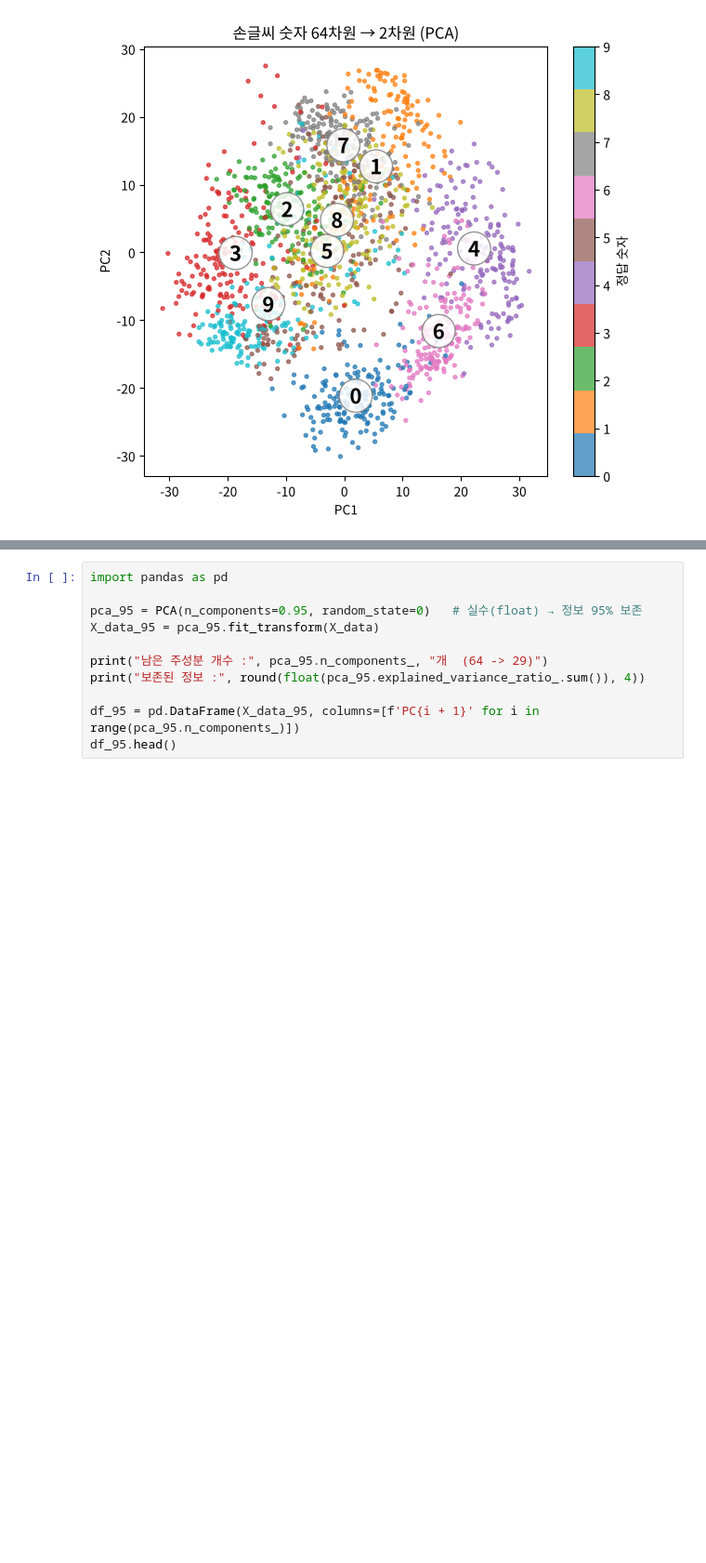
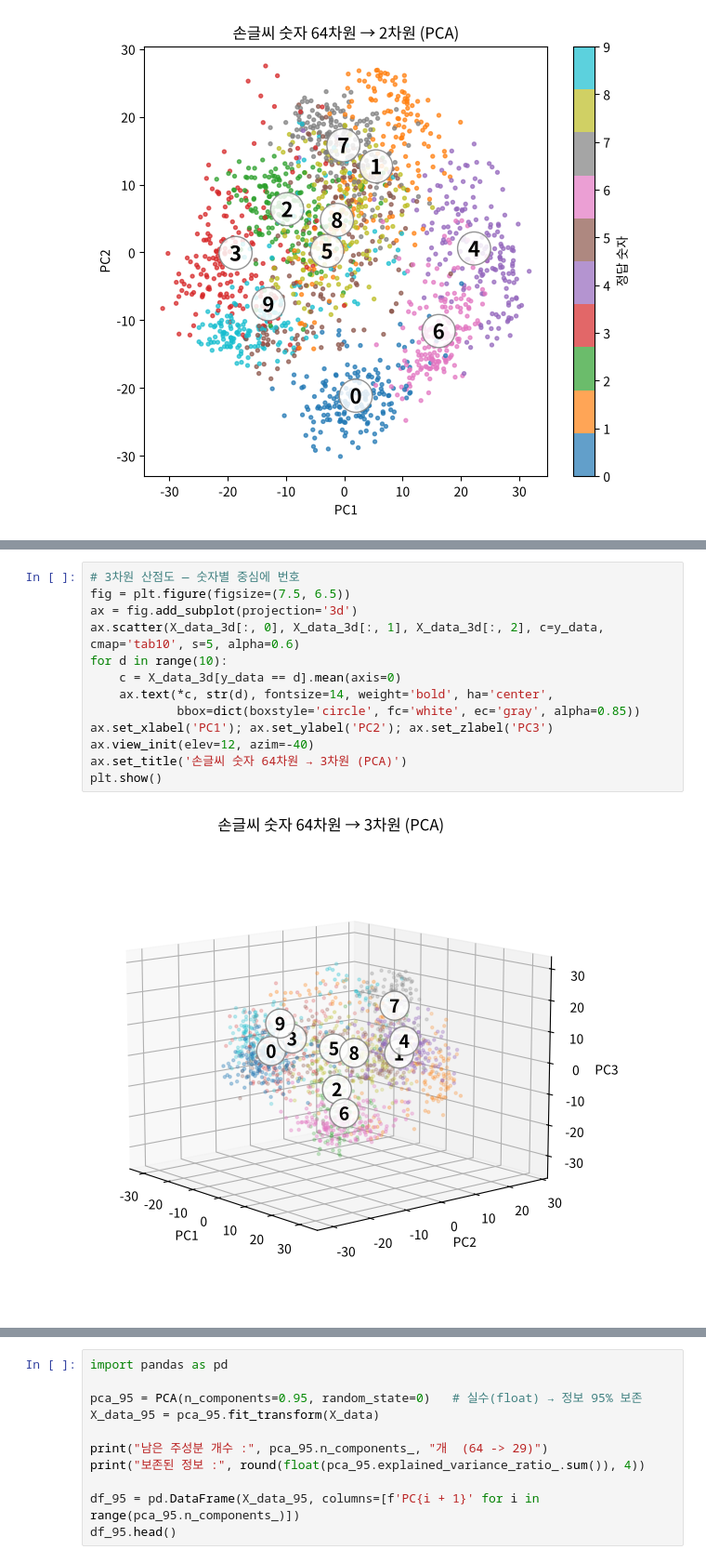
Before and after one commit to funbox-io/SK-Networks-Family-AI-37, a Jupyter notebook: days/2026-10-16/lecture/pca_dimensionality_reduction.ipynb, the cells around one changed output, grey strips where cells are left out. Shown at 93% size. Saved outputs shown, nothing was run; the diff lists cells and outputs as text; blank space fills up the shorter version.

```diff
--- a/days/2026-10-16/lecture/pca_dimensionality_reduction.ipynb
+++ b/days/2026-10-16/lecture/pca_dimensionality_reduction.ipynb
@@ -195,0 +330,15 @@ plt.show()
+# %%
+# 3차원 산점도 — 숫자별 중심에 번호
+fig = plt.figure(figsize=(7.5, 6.5))
+ax = fig.add_subplot(projection='3d')
+ax.scatter(X_data_3d[:, 0], X_data_3d[:, 1], X_data_3d[:, 2], c=y_data, cmap='tab10', s=5, alpha=0.6)
+for d in range(10):
+    c = X_data_3d[y_data == d].mean(axis=0)
+    ax.text(*c, str(d), fontsize=14, weight='bold', ha='center',
+            bbox=dict(boxstyle='circle', fc='white', ec='gray', alpha=0.85))
+ax.set_xlabel('PC1'); ax.set_ylabel('PC2'); ax.set_zlabel('PC3')
+ax.view_init(elev=12, azim=-40)
+ax.set_title('손글씨 숫자 64차원 → 3차원 (PCA)')
+plt.show()
+# %% [output]
+[figure, added]
```
Also changed, not shown: parts of 14 cells of this notebook, 4 other files.
